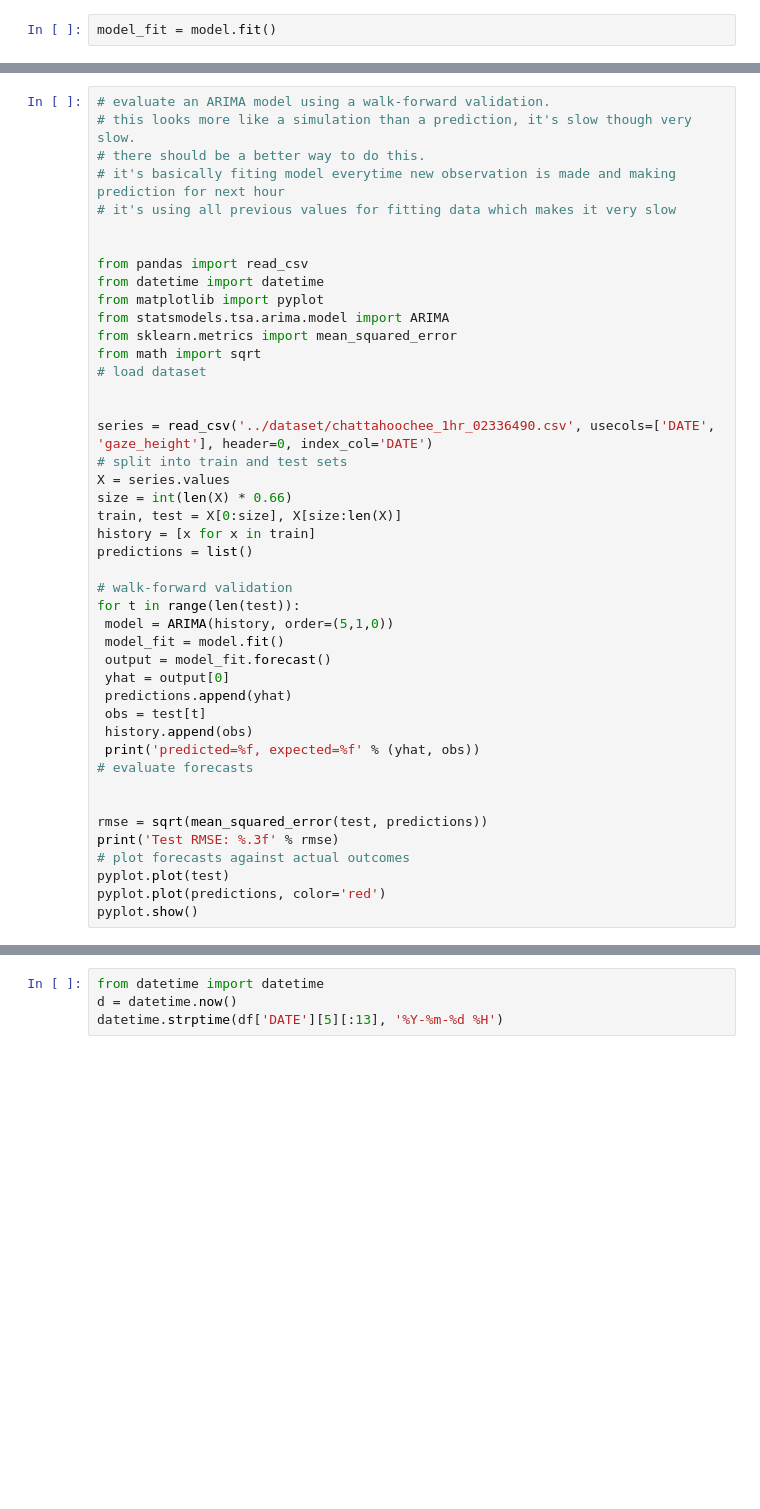
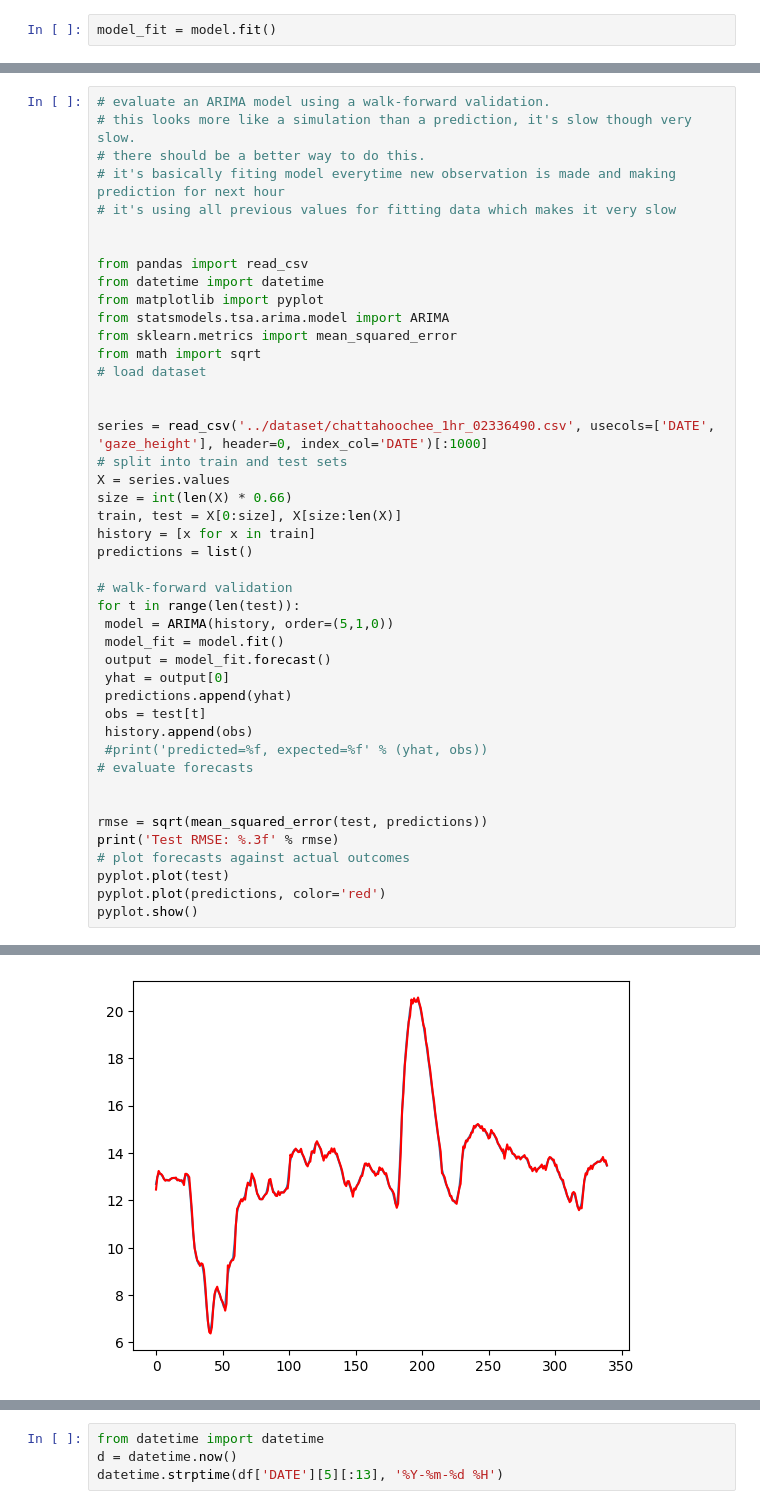
Before and after one commit to watersofthack/WaterSoft, a Jupyter notebook: Machine Learning/Day2/Arima.ipynb, the cells around one changed output, grey strips where cells are left out. Cells and saved outputs as stored; diff of their text form; blank space fills up the shorter version.

```diff
--- a/Machine Learning/Day2/Arima.ipynb
+++ b/Machine Learning/Day2/Arima.ipynb
@@ -193,7 +195,7 @@ from math import sqrt
 # load dataset
 
 
-series = read_csv('../dataset/chattahoochee_1hr_02336490.csv', usecols=['DATE', 'gaze_height'], header=0, index_col='DATE')
+series = read_csv('../dataset/chattahoochee_1hr_02336490.csv', usecols=['DATE', 'gaze_height'], header=0, index_col='DATE')[:1000]
 # split into train and test sets
 X = series.values
 size = int(len(X) * 0.66)
@@ -210,7 +212,7 @@ for t in range(len(test)):
  predictions.append(yhat)
  obs = test[t]
  history.append(obs)
- print('predicted=%f, expected=%f' % (yhat, obs))
+ #print('predicted=%f, expected=%f' % (yhat, obs))
 # evaluate forecasts
 
 
@@ -241,0 +227 @@ KeyboardInterrupt:
+[figure, added]
```
Also changed, not shown: parts of 7 cells of this notebook.
